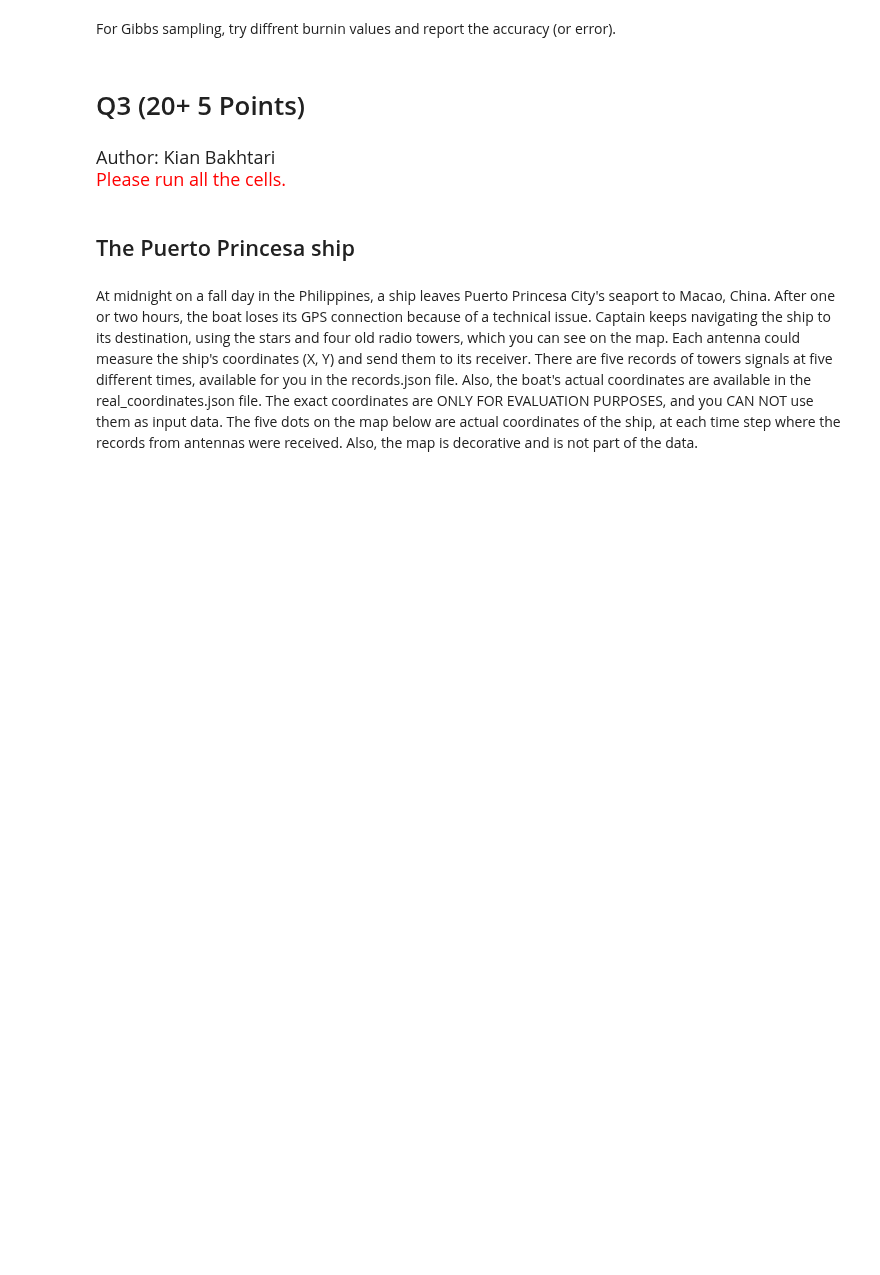
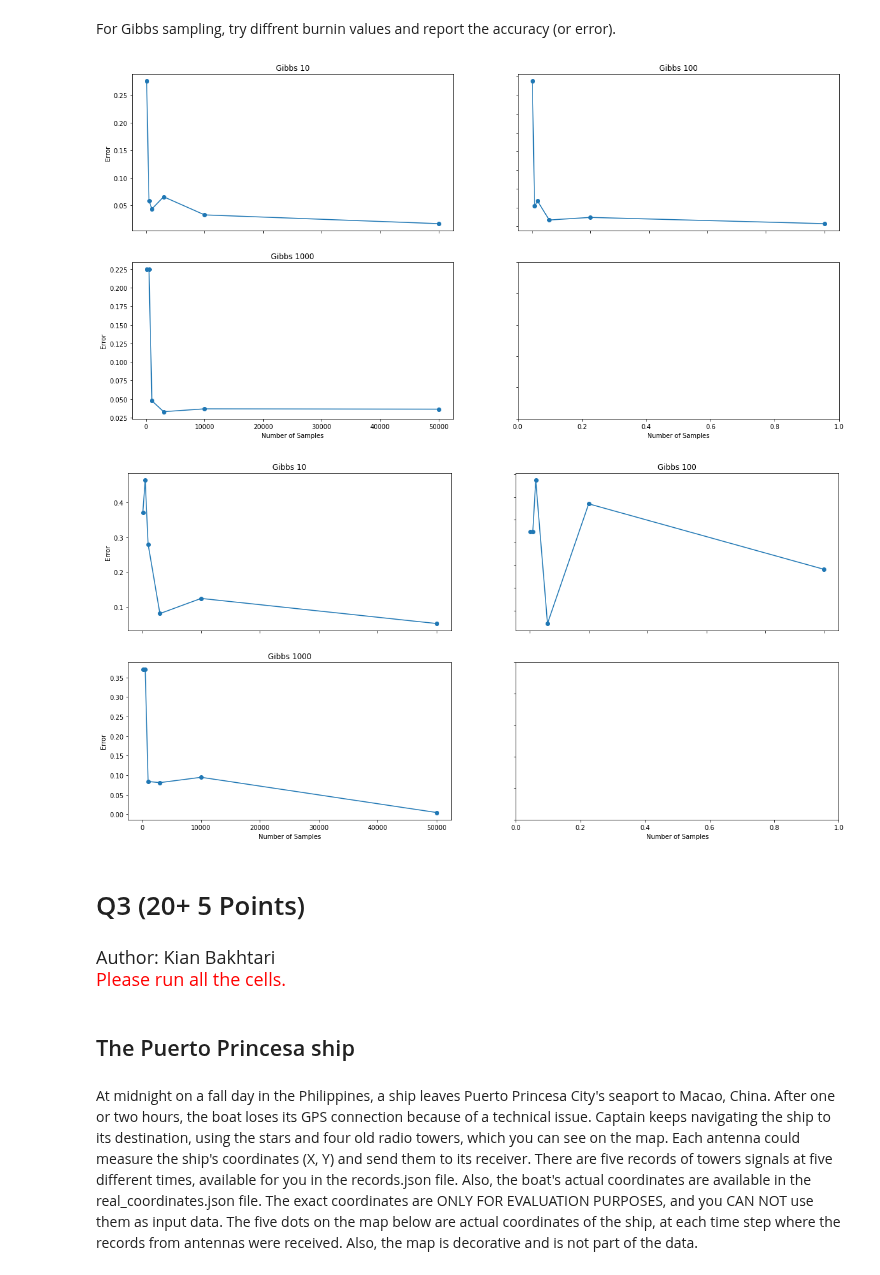
Before and after one commit to Parsa2820/ai-projects, a Jupyter notebook: projects/3/Practical/questions.ipynb, the cells around one changed output. Drawn from its saved outputs; the diff is of its cells as text; code cells hidden in the pictures; blank space fills up the shorter version.

```diff
--- a/projects/3/Practical/questions.ipynb
+++ b/projects/3/Practical/questions.ipynb
@@ -667,3 +715,25 @@ For Gibbs sampling, try diffrent burnin values and report the accuracy (or error
+# %%
+############################################################
+# (2 Points)                                         #
+############################################################
+
+#Your code
+burnin_values = [10, 100, 1000]
+
+for query in queries:
+    pmf = bn.pmf_multiple_query(query['q'], query['e'])
+    fig, axs = plt.subplots(2, 2, figsize=(20, 10))
+    for idx, burnin_value in enumerate(burnin_values):
+        error_list = []
+        for num_iter in SAMPLING_NUMBERS:
+            approximate = bn.sampling(query['q'], query['e'], 'Gibbs', num_iter // 100, burnin_value//10)
+            error_list.append(abs(pmf - approximate))
+        plot_error(f'Gibbs {burnin_value}', SAMPLING_NUMBERS, error_list, axs, idx)
+    set_labels(axs)
+    plt.show()
+# %% [output]
+[figure, added]
+[figure, added]
 # %%
 # extra space
 # %%
```
Also changed, not shown: parts of 8 cells of this notebook, 1 other file.
